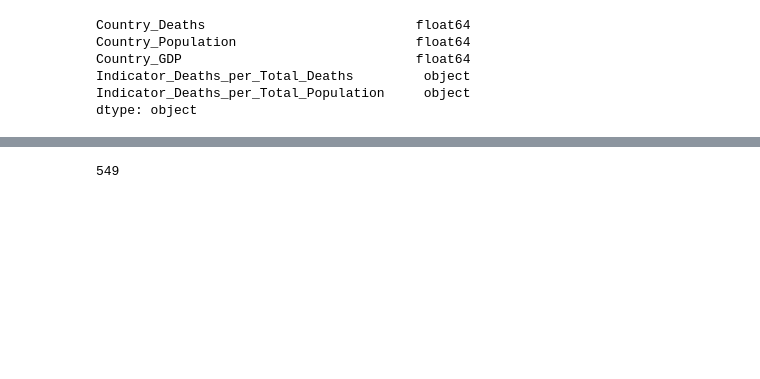
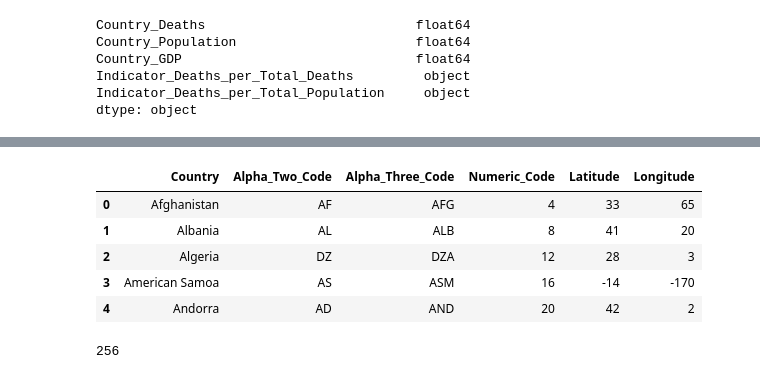
Before and after one commit to Samihooda28/Project_3, a Jupyter notebook: project_files/project3_datasource_cleaning.ipynb, the cells around one changed output, grey strips where cells are left out. Saved outputs shown, nothing was run; the diff lists cells and outputs as text; code cells hidden in the pictures; blank space fills up the shorter version.

```diff
--- a/project_files/project3_datasource_cleaning.ipynb
+++ b/project_files/project3_datasource_cleaning.ipynb
@@ -493,0 +505,11 @@ dae_Country_Data.to_csv("dae_Country_Data_clean.csv", index = True)
+# %%
+location_df = location_df.rename(columns = {'Country': 'Country', 'Alpha-2 code': 'Alpha_Two_Code', 'Alpha-3 code': 'Alpha_Three_Code',
+                              'Numeric code': 'Numeric_Code', 'Latitude (average)': 'Latitude', 'Longitude (average)': 'Longitude'})
+location_df.head()
+# %% [output]
+|  | Country | Alpha_Two_Code | Alpha_Three_Code | Numeric_Code | Latitude | Longitude |
+| 0 | Afghanistan | AF | AFG | 4 | 33 | 65 |
+| 1 | Albania | AL | ALB | 8 | 41 | 20 |
+| 2 | Algeria | DZ | DZA | 12 | 28 | 3 |
+| 3 | American Samoa | AS | ASM | 16 | -14 | -170 |
+| 4 | Andorra | AD | AND | 20 | 42 | 2 |
@@ -502,6 +526,7 @@ c.execute('DROP TABLE IF EXISTS "dae_country_table"')
 c.execute('DROP TABLE IF EXISTS "dae_Continent_table";')
 c.execute('DROP TABLE IF EXISTS "dae_Global_table";')
 c.execute('DROP TABLE IF EXISTS "dae_MergedData_table";')
+c.execute('DROP TABLE IF EXISTS "dae_Country_Locations";')
 c.execute(
 'CREATE TABLE "dae_country_table" ('+
     '"index" INTEGER NOT NULL PRIMARY KEY,'+
@@ -551,6 +576,17 @@ c.execute(
     '"Total_Deaths_Attributible" REAL'+
 ');'
 )
+c.execute(
+'CREATE TABLE "dae_Country_Locations" ('+
+    '"index" INTEGER NOT NULL PRIMARY KEY,'+
+    '"Country" TEXT,'+
+    '"Alpha_Two_Code" TEXT,'+
+    '"Alpha_Three_Code" TEXT,'+
+    '"Numeric_Code" INTEGER,'+
+    '"Latitude" REAL,'+
+    '"Longitude" REAL'+
+');'
+)
 
 #commit the schema
 conn.commit()
@@ -560,8 +596,9 @@ dae_Country_Data.to_sql('dae_country_table', conn, if_exists='append', index = T
 dae_Continent_Data.to_sql('dae_Continent_table', conn, if_exists='append', index = True)
 dae_Global_Data.to_sql('dae_Global_table', conn, if_exists='append', index = True)
 dae_pop_data_dropNaN_Total.to_sql('dae_MergedData_table', conn, if_exists='append', index = True)
+location_df.to_sql('dae_Country_Locations', conn, if_exists='append', index=True)
 # %% [output]
-549
+256
 # %%
 # Commit the changes and close the connection
 conn.commit()
```
Also changed, not shown: parts of 2 cells of this notebook, 4 other files.
